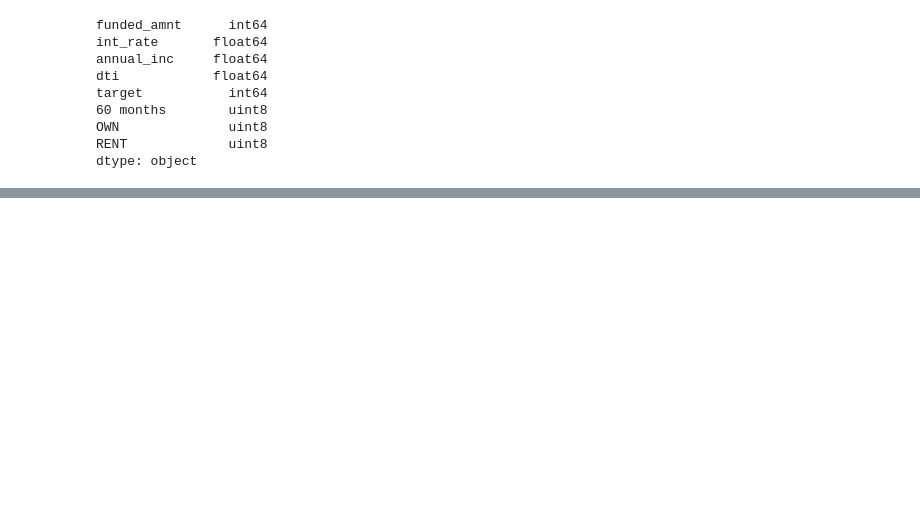
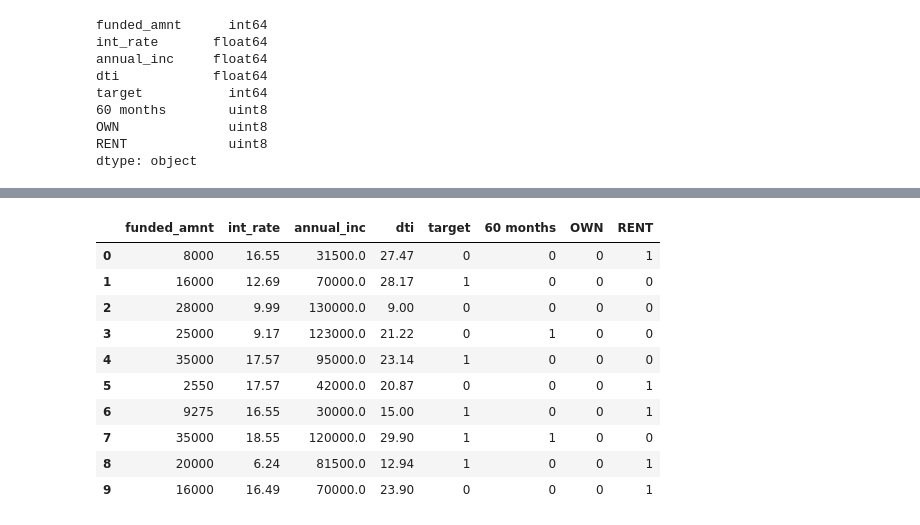
Before and after one commit to MichaelKheifetz/GA-DSI-projects, a Jupyter notebook: Project5.ipynb, the cells around one changed output, grey strips where cells are left out. Cells and saved outputs as stored; diff of their text form; code cells hidden in the pictures; blank space fills up the shorter version.

```diff
--- a/Project5.ipynb
+++ b/Project5.ipynb
@@ -219,3 +213,17 @@ bb.int_rate.hist()
+# %%
+bb.head(10)
+# %% [output]
+|  | funded_amnt | int_rate | annual_inc | dti | target | 60 months | OWN | RENT |
+| 0 | 8000 | 16.55 | 31500.0 | 27.47 | 0 | 0 | 0 | 1 |
+| 1 | 16000 | 12.69 | 70000.0 | 28.17 | 1 | 0 | 0 | 0 |
+| 2 | 28000 | 9.99 | 130000.0 | 9.00 | 0 | 0 | 0 | 0 |
+| 3 | 25000 | 9.17 | 123000.0 | 21.22 | 0 | 1 | 0 | 0 |
+| 4 | 35000 | 17.57 | 95000.0 | 23.14 | 1 | 0 | 0 | 0 |
+| 5 | 2550 | 17.57 | 42000.0 | 20.87 | 0 | 0 | 0 | 1 |
+| 6 | 9275 | 16.55 | 30000.0 | 15.00 | 1 | 0 | 0 | 1 |
+| 7 | 35000 | 18.55 | 120000.0 | 29.90 | 1 | 1 | 0 | 0 |
+| 8 | 20000 | 6.24 | 81500.0 | 12.94 | 1 | 0 | 0 | 1 |
+| 9 | 16000 | 16.49 | 70000.0 | 23.90 | 0 | 0 | 0 | 1 |
 # %%
 #Normalizing numerical variables
 
```
Also changed, not shown: parts of 21 cells of this notebook.
